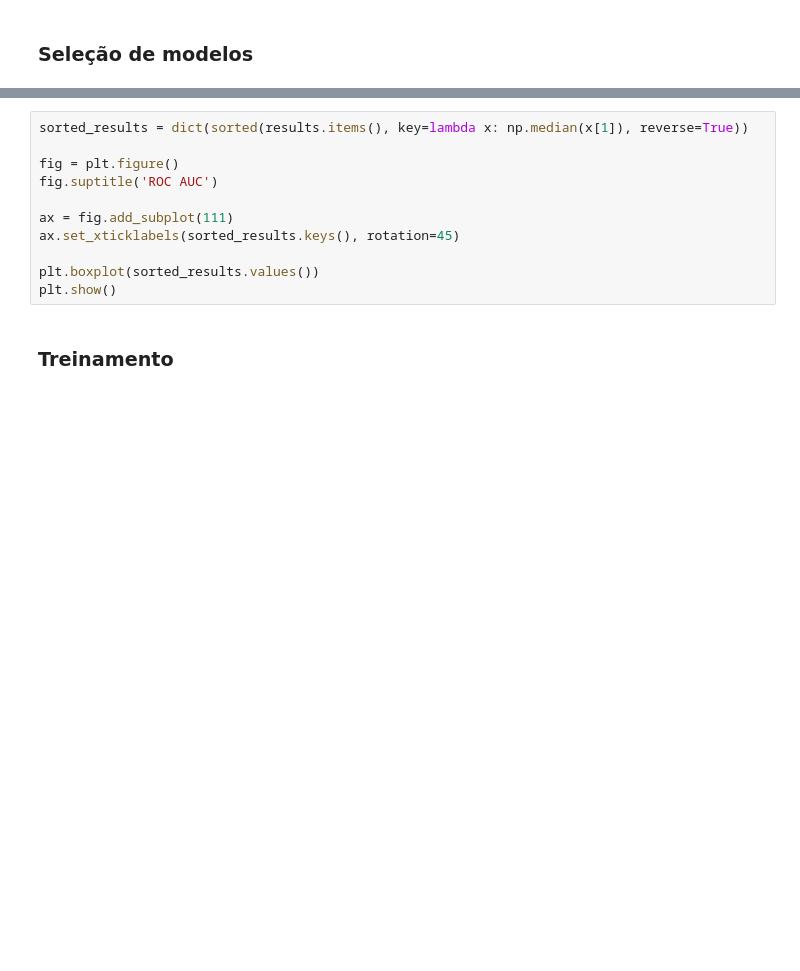
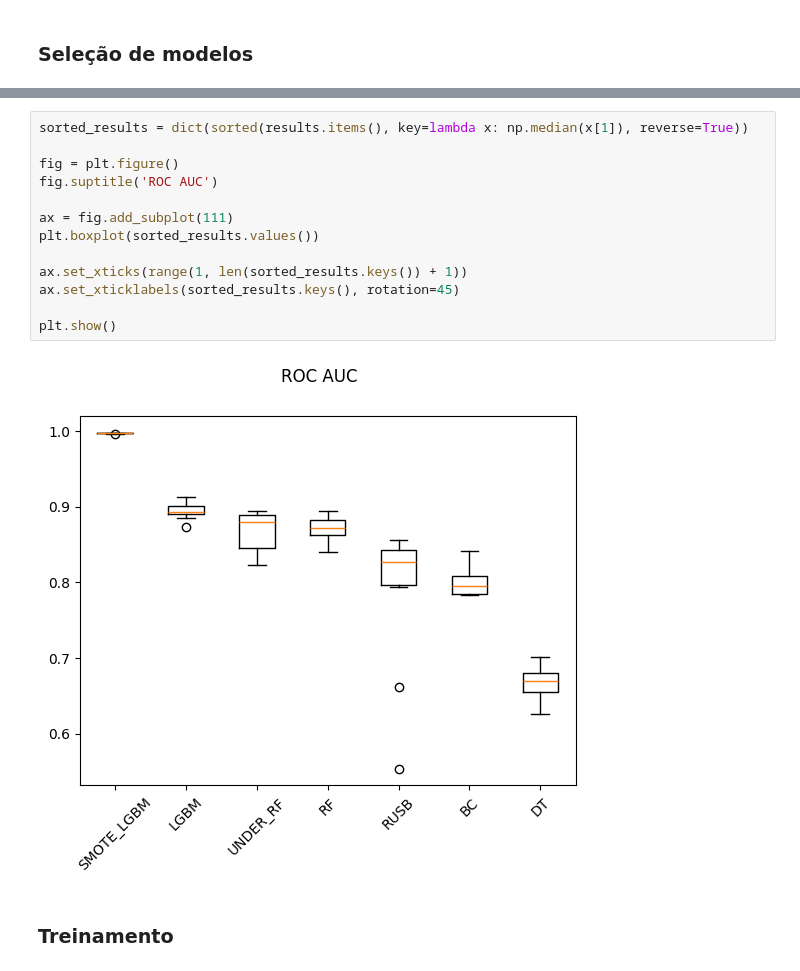
Before and after one commit to ianaraujo/puc-ciencia-dados, a Jupyter notebook: main.ipynb, the cells around one changed output, grey strips where cells are left out. Drawn from its saved outputs; the diff is of its cells as text; blank space fills up the shorter version.

```diff
--- a/main.ipynb
+++ b/main.ipynb
@@ -383,14 +557,18 @@ results['SMOTE_LGBM'] = scores
 # %%
 sorted_results = dict(sorted(results.items(), key=lambda x: np.median(x[1]), reverse=True))
 
 fig = plt.figure()
 fig.suptitle('ROC AUC')
 
 ax = fig.add_subplot(111)
+plt.boxplot(sorted_results.values())
+
+ax.set_xticks(range(1, len(sorted_results.keys()) + 1))
 ax.set_xticklabels(sorted_results.keys(), rotation=45)
 
-plt.boxplot(sorted_results.values())
 plt.show()
+# %% [output]
+[figure, added]
 # %% [markdown]
 ### Treinamento
 # %% [markdown]
```
Also changed, not shown: parts of 62 cells of this notebook.
